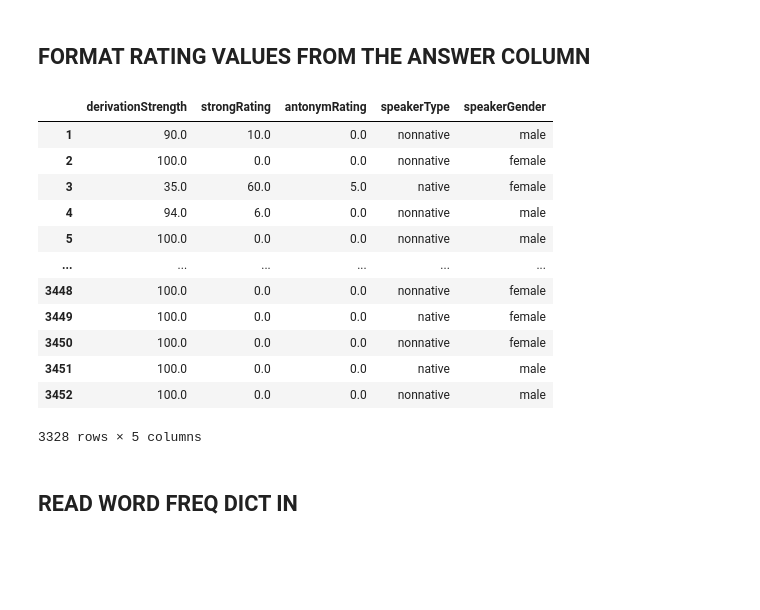
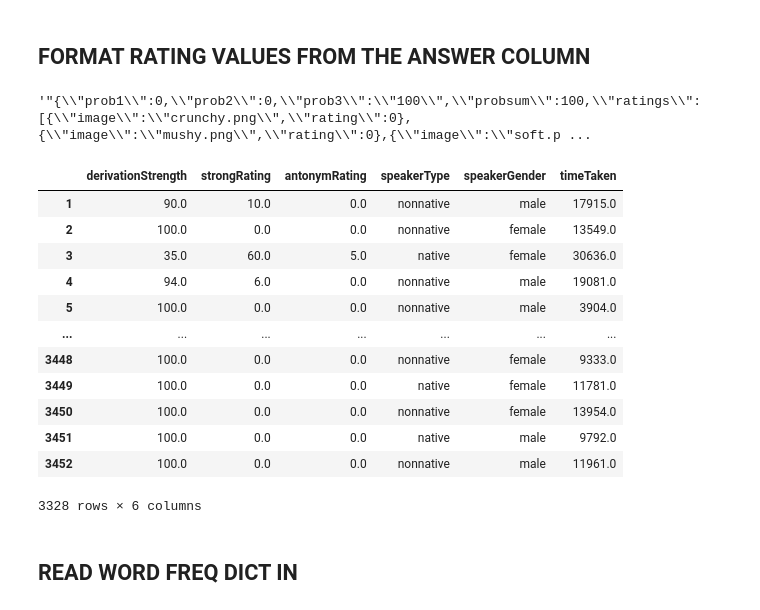
Before and after one commit to yuzh00007/Thesis-Data-Analysis, a Jupyter notebook: Results/MainExperiment/DataFormatting-and-Audio/cleanPictureRatingCSV.ipynb, the cells around one changed output. Cells and saved outputs as stored; diff of their text form; code cells hidden in the pictures; blank space fills up the shorter version.

```diff
--- a/Results/MainExperiment/DataFormatting-and-Audio/cleanPictureRatingCSV.ipynb
+++ b/Results/MainExperiment/DataFormatting-and-Audio/cleanPictureRatingCSV.ipynb
@@ -25,6 +26,11 @@ len(unformatted_df["workerid"].unique())
 101
 # %% [markdown]
 ## FORMAT RATING VALUES FROM THE ANSWER COLUMN
+# %%
+df["answer"][2
+]
+# %% [output]
+'"{\\"prob1\\":0,\\"prob2\\":0,\\"prob3\\":\\"100\\",\\"probsum\\":100,\\"ratings\\":[{\\"image\\":\\"crunchy.png\\",\\"rating\\":0},{\\"image\\":\\"mushy.png\\",\\"rating\\":0},{\\"image\\":\\"soft.p ...
 # %%
 def format_answer(answer, weak_word, strong_word, antonym):
     """
@@ -35,7 +41,7 @@ def format_answer(answer, weak_word, strong_word, antonym):
     new_dict = dict()
 
     if not results.get("ratings"):
-        return None, None, None, None, None
+        return None, None, None, None, None, None
     for item in results["ratings"]:
         name = item["image"].replace(".png", "")
         new_dict.update(
@@ -52,30 +58,32 @@ def format_answer(answer, weak_word, strong_word, antonym):
     else:
         speakerGender = "male"
 
+    timeTaken = round(results["timeTaken"]) if results["timeTaken"] else 0
+
     # weak word rating, strong word rating, antonym rating
-    return new_dict.get(weak_word), new_dict.get(strong_word), new_dict.get(antonym), speakerType, speakerGender
+    return new_dict.get(weak_word), new_dict.get(strong_word), new_dict.get(antonym), speakerType, speakerGender, timeTaken
 # %%
 answers_only_df = unformatted_df.apply(
     lambda x: format_answer(x.answer, x.weak, x.strong, x.antonym),
     axis=1,
     result_type="expand",  # this is how you make it into multiple columns
 )
-answers_only_df.columns=["derivationStrength", "strongRating", "antonymRating", "speakerType", "speakerGender"]
+answers_only_df.columns=["derivationStrength", "strongRating", "antonymRating", "speakerType", "speakerGender", "timeTaken"]
 answers_only_df
 # %% [output]
-|  | derivationStrength | strongRating | antonymRating | speakerType | speakerGender |
-| 1 | 90.0 | 10.0 | 0.0 | nonnative | male |
-| 2 | 100.0 | 0.0 | 0.0 | nonnative | female |
-| 3 | 35.0 | 60.0 | 5.0 | native | female |
-| 4 | 94.0 | 6.0 | 0.0 | nonnative | male |
-| 5 | 100.0 | 0.0 | 0.0 | nonnative | male |
-| ... | ... | ... | ... | ... | ... |
-| 3448 | 100.0 | 0.0 | 0.0 | nonnative | female |
-| 3449 | 100.0 | 0.0 | 0.0 | native | female |
-| 3450 | 100.0 | 0.0 | 0.0 | nonnative | female |
-| 3451 | 100.0 | 0.0 | 0.0 | native | male |
-| 3452 | 100.0 | 0.0 | 0.0 | nonnative | male |
+|  | derivationStrength | strongRating | antonymRating | speakerType | speakerGender | timeTaken |
+| 1 | 90.0 | 10.0 | 0.0 | nonnative | male | 17915.0 |
+| 2 | 100.0 | 0.0 | 0.0 | nonnative | female | 13549.0 |
+| 3 | 35.0 | 60.0 | 5.0 | native | female | 30636.0 |
+| 4 | 94.0 | 6.0 | 0.0 | nonnative | male | 19081.0 |
+| 5 | 100.0 | 0.0 | 0.0 | nonnative | male | 3904.0 |
+| ... | ... | ... | ... | ... | ... | ... |
+| 3448 | 100.0 | 0.0 | 0.0 | nonnative | female | 9333.0 |
+| 3449 | 100.0 | 0.0 | 0.0 | native | female | 11781.0 |
+| 3450 | 100.0 | 0.0 | 0.0 | nonnative | female | 13954.0 |
+| 3451 | 100.0 | 0.0 | 0.0 | native | male | 9792.0 |
+| 3452 | 100.0 | 0.0 | 0.0 | nonnative | male | 11961.0 |
-3328 rows × 5 columns
+3328 rows × 6 columns
 # %% [markdown]
 ## READ WORD FREQ DICT IN
 # %%
```
Also changed, not shown: parts of 45 cells of this notebook, 25 other files.
